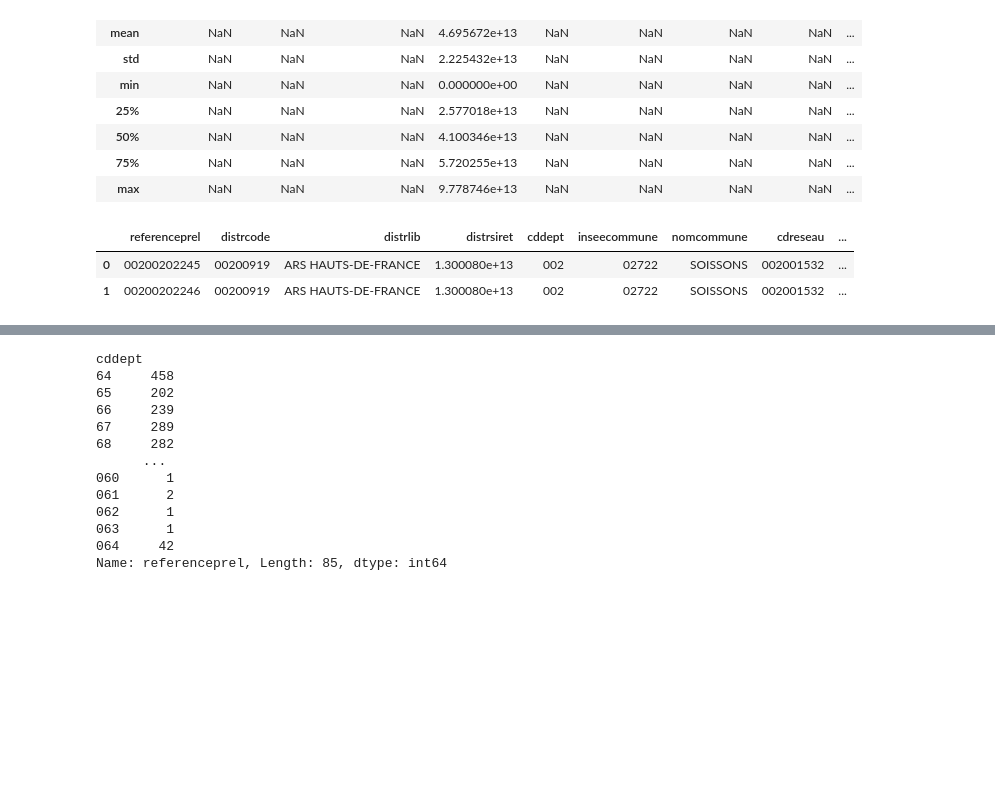
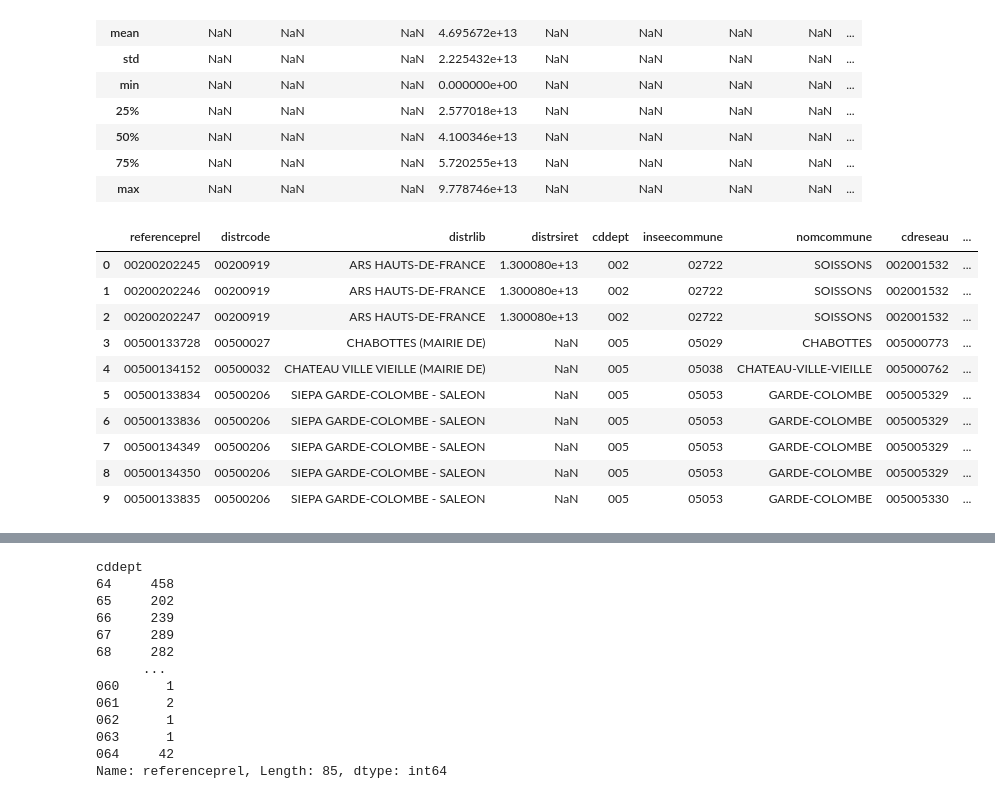
Before and after one commit to sbsrouteur/13_pollution_eau, a Jupyter notebook: analytics/notebooks/bdd_edr_udi.ipynb, the cells around one changed output, grey strips where cells are left out. Saved outputs shown, nothing was run; the diff lists cells and outputs as text; code cells hidden in the pictures; blank space fills up the shorter version.

```diff
--- a/analytics/notebooks/bdd_edr_udi.ipynb
+++ b/analytics/notebooks/bdd_edr_udi.ipynb
@@ -5,13 +5,14 @@ Base EDR téléchargeable
 https://www.data.gouv.fr/fr/datasets/resultats-du-controle-sanitaire-de-leau-du-robinet/#/resources/8b59c86c-b1fd-44e0-8295-ac00f3320791
 # %%
 import pandas as pd
+
 pd.set_option("display.max_columns", None)  # show all cols
 pd.set_option("display.max_colwidth", None)  # show full width of showing cols
-pd.set_option(
-    "display.expand_frame_repr", False
-)
+pd.set_option("display.expand_frame_repr", False)
 # %%
-edr_udi_plv = pd.read_csv(r'C:\Users\EPPINGER Muriel\Documents\D4G_13\EDR\UDI_PLV_202412.txt', delimiter=',')
+edr_udi_plv = pd.read_csv(
+    r"C:\Users\EPPINGER Muriel\Documents\D4G_13\EDR\UDI_PLV_202412.txt", delimiter=","
+)
 edr_udi_plv.head(2)
 # %% [output]
 |  | distrcode | distrlib | distrsiret | cddept | inseecommune | nomcommune | cdreseau | nomreseau | ... |
@@ -196,7 +227,9 @@ memory usage: 21.9+ MB
 # %%
 # recherche des prélèvements présents dans EDR et absents dans EDC
 
-resultat = unique_edr_plv[~unique_edr_plv['referenceprel'].isin(unique_edc_plv['referenceprel'])]
+resultat = unique_edr_plv[
+    ~unique_edr_plv["referenceprel"].isin(unique_edc_plv["referenceprel"])
+]
 print(resultat)
 # %% [output]
       referenceprel
@@ -216,8 +249,10 @@ print(resultat)
 # %%
 # extraction des 8588 prélèvements absents de EDC
 
-res = resultat.merge(edr_udi_plv,left_on='referenceprel', right_on='referenceprel',how='inner')
-res.describe(include='all')
+res = resultat.merge(
+    edr_udi_plv, left_on="referenceprel", right_on="referenceprel", how="inner"
+)
+res.describe(include="all")
 # %% [output]
 |  | referenceprel | distrcode | distrlib | distrsiret | cddept | inseecommune | nomcommune | cdreseau | ... |
 | count | 8.588000e+03 | 8588.0 | 8588 | 6.124000e+03 | 8588.0 | 8588.0 | 8588 | 8588.0 | ... |
@@ -232,11 +267,19 @@ res.describe(include='all')
 | 75% | NaN | NaN | NaN | 5.720255e+13 | NaN | NaN | NaN | NaN | ... |
 | max | NaN | NaN | NaN | 9.778746e+13 | NaN | NaN | NaN | NaN | ... |
 # %%
-res.head(2)
+res.head(10)
 # %% [output]
 |  | referenceprel | distrcode | distrlib | distrsiret | cddept | inseecommune | nomcommune | cdreseau | ... |
 | 0 | 00200202245 | 00200919 | ARS HAUTS-DE-FRANCE | 1.300080e+13 | 002 | 02722 | SOISSONS | 002001532 | ... |
 | 1 | 00200202246 | 00200919 | ARS HAUTS-DE-FRANCE | 1.300080e+13 | 002 | 02722 | SOISSONS | 002001532 | ... |
+| 2 | 00200202247 | 00200919 | ARS HAUTS-DE-FRANCE | 1.300080e+13 | 002 | 02722 | SOISSONS | 002001532 | ... |
+| 3 | 00500133728 | 00500027 | CHABOTTES (MAIRIE DE) | NaN | 005 | 05029 | CHABOTTES | 005000773 | ... |
+| 4 | 00500134152 | 00500032 | CHATEAU VILLE VIEILLE (MAIRIE DE) | NaN | 005 | 05038 | CHATEAU-VILLE-VIEILLE | 005000762 | ... |
+| 5 | 00500133834 | 00500206 | SIEPA GARDE-COLOMBE - SALEON | NaN | 005 | 05053 | GARDE-COLOMBE | 005005329 | ... |
+| 6 | 00500133836 | 00500206 | SIEPA GARDE-COLOMBE - SALEON | NaN | 005 | 05053 | GARDE-COLOMBE | 005005329 | ... |
+| 7 | 00500134349 | 00500206 | SIEPA GARDE-COLOMBE - SALEON | NaN | 005 | 05053 | GARDE-COLOMBE | 005005329 | ... |
+| 8 | 00500134350 | 00500206 | SIEPA GARDE-COLOMBE - SALEON | NaN | 005 | 05053 | GARDE-COLOMBE | 005005329 | ... |
+| 9 | 00500133835 | 00500206 | SIEPA GARDE-COLOMBE - SALEON | NaN | 005 | 05053 | GARDE-COLOMBE | 005005330 | ... |
 # %%
 exple = """
 SELECT * from edc_prelevements
```
Also changed, not shown: parts of 24 cells of this notebook, 2 other files.
